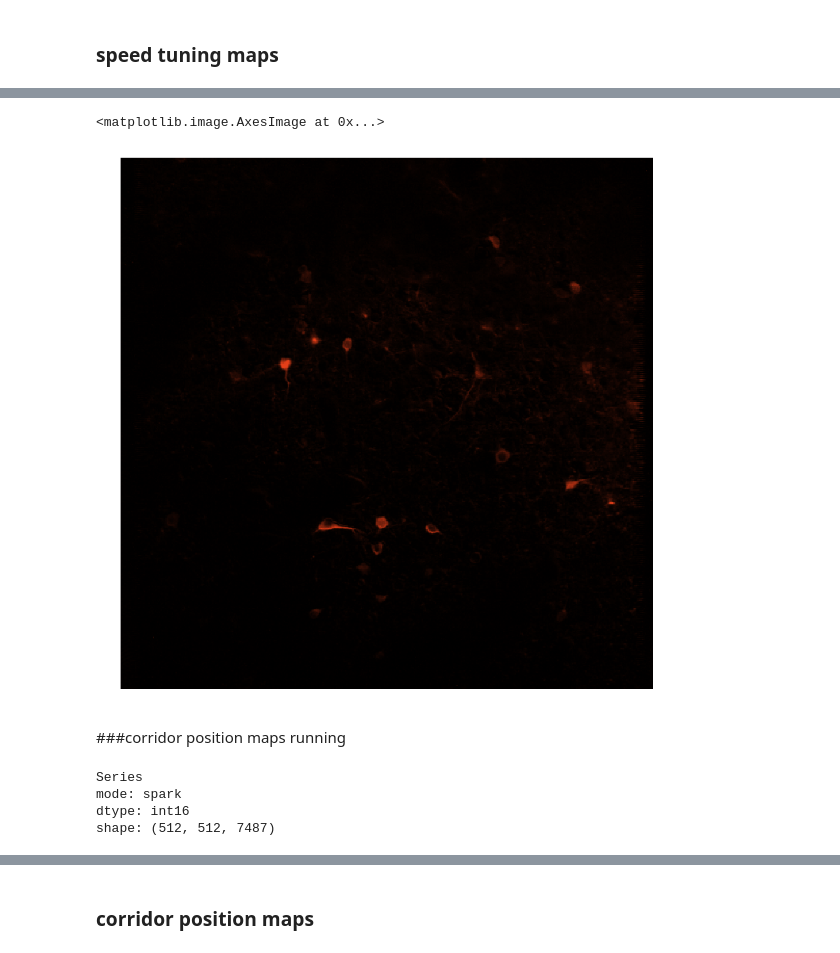
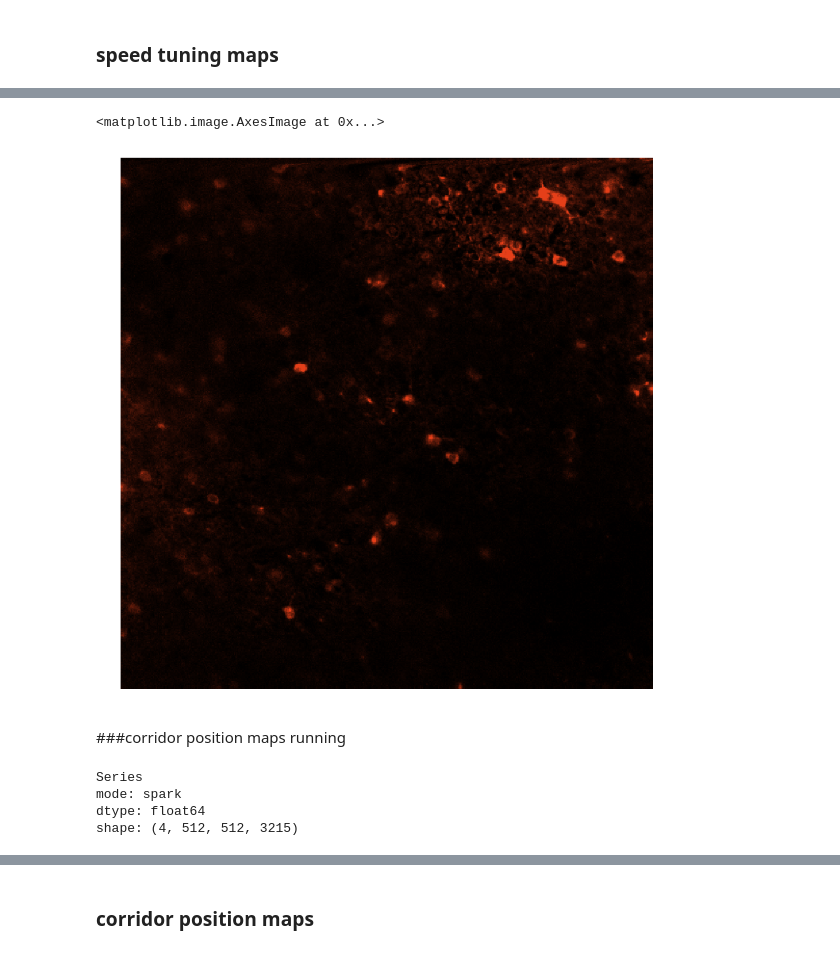
Before and after one commit to sofroniewn/2P-RAM-pipeline, a Jupyter notebook: notebooks/pixelwise-regression.ipynb, the cells around one changed output, grey strips where cells are left out. Cells and saved outputs as stored; diff of their text form; code cells hidden in the pictures.

```diff
--- a/notebooks/pixelwise-regression.ipynb
+++ b/notebooks/pixelwise-regression.ipynb
@@ -83,0 +82,2 @@ len(covariates)
+# %%
+covariates.allTime = covariates.allTime.cumsum()
@@ -115,9 +120,7 @@ def build_reg(value, scale, debug=False):
 # %%
 def do_reg(data, design_mat, bins):
     algorithm = LinearRegression(fit_intercept=False)
-    model, rsq = algorithm.fit_and_score(design_mat, data)
+    model = algorithm.fit(design_mat, data)
+    rsq = model.score(design_mat, data)
     tune = model.betas.map(fitTune)
     return tune.toarray(), rsq.toarray()
-# %%
-algorithm = LinearRegression(fit_intercept=False)
-model, rsq = algorithm.fit_and_score(design_mat, records2)
@@ -192,11 +158,11 @@ tuning_speed, rsq_speed = do_reg(records, design_mat, bins)
 from numpy import asarray
 # %%
 cmap = LinearSegmentedColormap.from_list('blend', [[0, 0, 0], [0.9, 0.25, 0.1]])
-mapped_speed = make_rsq_map(rsq_speed, vmin=0.0, vmax=0.2, cmap=cmap)
-#mapped_speed = asarray([make_rsq_map(x, vmin=0.0, vmax=0.06, cmap=cmap) for x in rsq_speed])
+#mapped_speed = make_rsq_map(rsq_speed, vmin=0.0, vmax=0.2, cmap=cmap)
+mapped_speed = asarray([make_rsq_map(x, vmin=0.0, vmax=0.06, cmap=cmap) for x in rsq_speed])
 # %%
-image(mapped_speed, size=12)
+image(mapped_speed[1], size=12)
 # %% [output]
 <matplotlib.image.AxesImage at 0x...>
-[figure, old version]
+[figure, new version]
 # %%
@@ -206,14 +172,14 @@ imsave(savepath+'/rsqSpeedD.tif', (255*mapped_speed.clip(0,1)).astype('uint8'),
 # %% [markdown]
 ###corridor position maps running
 # %%
-records2 = data[np.where(covariates.speed.values>0)].toseries(size = '10')
+records2 = data[np.where(covariates.speed.values>0)].toseries()
 records2 = records2.squelch(50).normalize('mean')
 records2.cache()
 # %% [output]
 Series
 mode: spark
-dtype: int16
-shape: (512, 512, 7487)
+dtype: float64
+shape: (4, 512, 512, 3215)
 # %%
 bins, design_mat = build_reg(covariates.corPos.values[covariates.speed.values>0], 3, debug=True)
 # %% [output]
```
Also changed, not shown: parts of 55 cells of this notebook, 2 other files.
